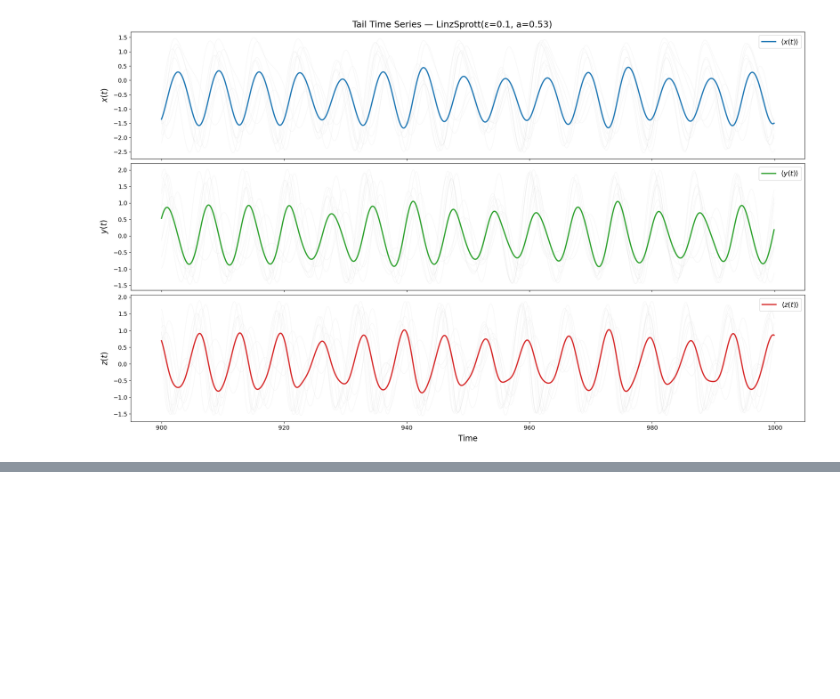
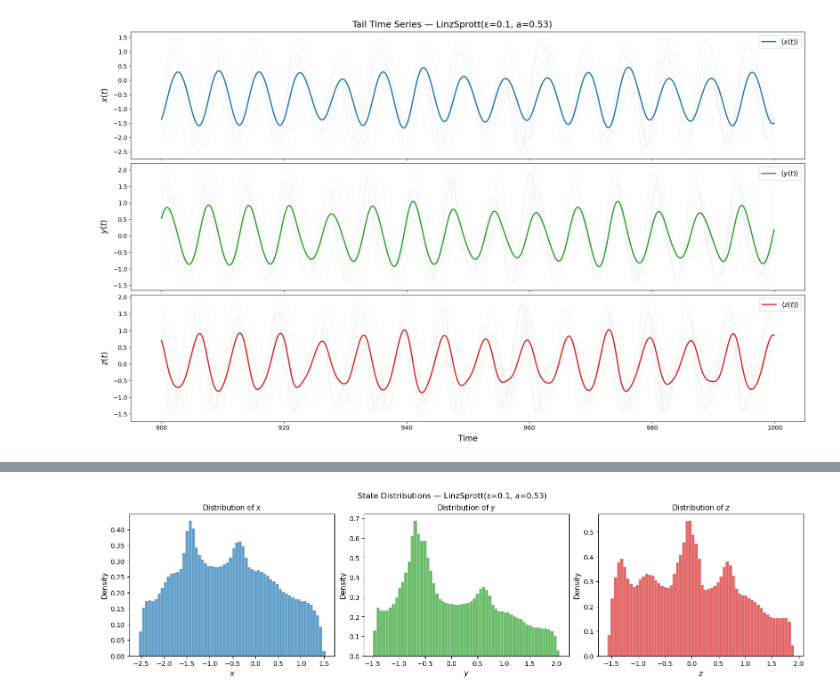
Before and after one commit to DaNameless/sophrosyne, a Jupyter notebook: code/notebooks/linz.ipynb, the cells around one changed output, grey strips where cells are left out. Saved outputs shown, nothing was run; the diff lists cells and outputs as text; code cells hidden in the pictures; blank space fills up the shorter version.

```diff
--- a/code/notebooks/linz.ipynb
+++ b/code/notebooks/linz.ipynb
@@ -208,0 +277,4 @@ Escaped: False
+# %%
+HistogramPlotter.plot(result, show=True, gaussian_fit=False)
+# %% [output]
+[figure, added]
```
Also changed, not shown: parts of 9 cells of this notebook, 5 other files.
